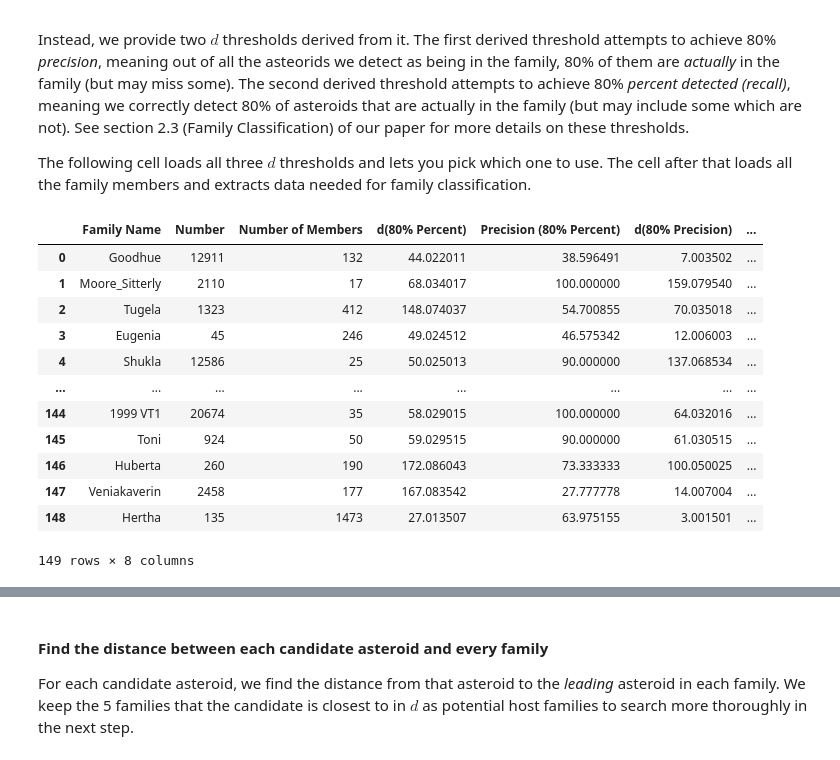
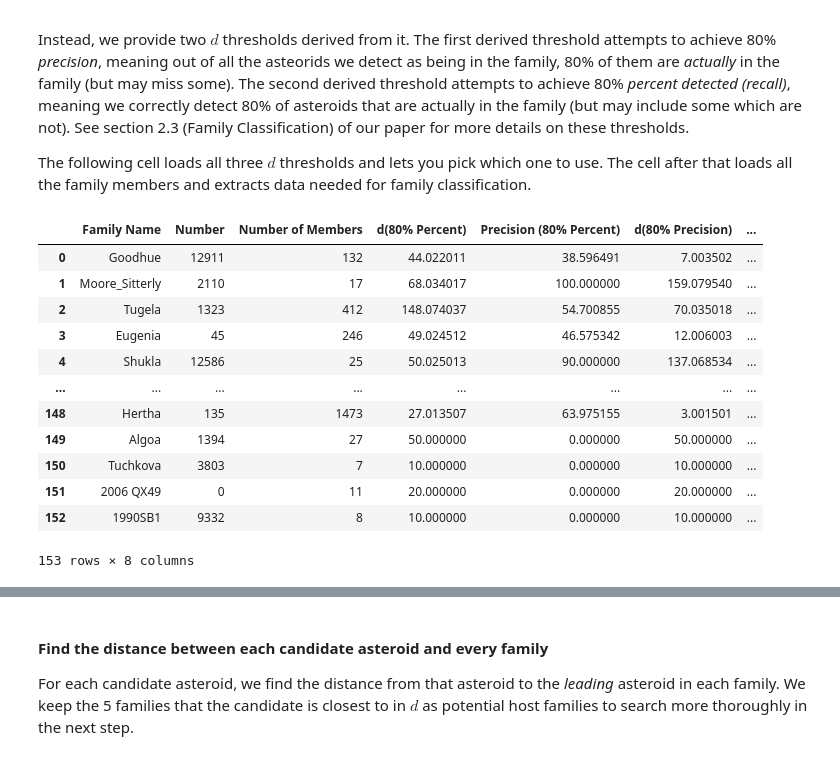
Before and after one commit to YangShen31/proper_elements_prediction, a Jupyter notebook: full_pipeline.ipynb, the cells around one changed output, grey strips where cells are left out. Drawn from its saved outputs; the diff is of its cells as text; code cells hidden in the pictures.

Commit message:
Clean up full pipeline code and update d_cutoff_80_percent

```diff
--- a/full_pipeline.ipynb
+++ b/full_pipeline.ipynb
@@ -339,27 +330,34 @@ The following cell loads all three $d$ thresholds and lets you pick which one to
 # %%
 df_d = pd.read_csv("data/d_cutoff_80_percent.csv")
 
 # "d Nesvorny" is the d threshold from the Nesvorny paper
 # "d(80% Precision)" is the d threshold that achieves 80% precision
 # "d(80% Percent)" is the d threshold that achieves 80% percent detected
 desired_d = "d(80% Percent)" # EDIT ME
 
-df_d
 # Additional column descriptions
 # "Precision (80% Percent)" is the precision achieved on test data when using the "d(80% Percent)" threshold for a family
 # "Percent (80% Precision)" is the percent detected achieved on test data when using the "d(80% Precision)" threshold for a family
 # "Number" is the family number, used to more accurately identify the family across files
+
+# There are 4 families which only have "d Nesvorny" and not the 80% columns (Algoa, Tuchkova, 2006 QX49, 1990SB1).
+# These families are all small, and by random chance did not have any members in the test set, so there was no asteroids to evaluate the model performance on
+# for these families, we automatically fall back to the nesvorny d value to determine membership
+for f in ["Algoa", "Tuchkova", "2006 QX49", "1990SB1"]:
+    df_d.loc[df_d["Family Name"] == f, ["d(80% Percent)", "d(80% Precision)"]] = df_d[df_d["Family Name"] == f]["d Nesvorny"].item()
+
+df_d
 # %% [output]
 |  | Family Name | Number | Number of Members | d(80% Percent) | Precision (80% Percent) | d(80% Precision) | ... |
 | 0 | Goodhue | 12911 | 132 | 44.022011 | 38.596491 | 7.003502 | ... |
 | 1 | Moore_Sitterly | 2110 | 17 | 68.034017 | 100.000000 | 159.079540 | ... |
 | 2 | Tugela | 1323 | 412 | 148.074037 | 54.700855 | 70.035018 | ... |
 | 3 | Eugenia | 45 | 246 | 49.024512 | 46.575342 | 12.006003 | ... |
 | 4 | Shukla | 12586 | 25 | 50.025013 | 90.000000 | 137.068534 | ... |
 | ... | ... | ... | ... | ... | ... | ... | ... |
-| 144 | 1999 VT1 | 20674 | 35 | 58.029015 | 100.000000 | 64.032016 | ... |
-| 145 | Toni | 924 | 50 | 59.029515 | 90.000000 | 61.030515 | ... |
-| 146 | Huberta | 260 | 190 | 172.086043 | 73.333333 | 100.050025 | ... |
-| 147 | Veniakaverin | 2458 | 177 | 167.083542 | 27.777778 | 14.007004 | ... |
 | 148 | Hertha | 135 | 1473 | 27.013507 | 63.975155 | 3.001501 | ... |
+| 149 | Algoa | 1394 | 27 | 50.000000 | 0.000000 | 50.000000 | ... |
+| 150 | Tuchkova | 3803 | 7 | 10.000000 | 0.000000 | 10.000000 | ... |
+| 151 | 2006 QX49 | 0 | 11 | 20.000000 | 0.000000 | 20.000000 | ... |
+| 152 | 1990SB1 | 9332 | 8 | 10.000000 | 0.000000 | 10.000000 | ... |
-149 rows × 8 columns
+153 rows × 8 columns
```
Also changed, not shown: parts of 12 cells of this notebook, 2 other files.
